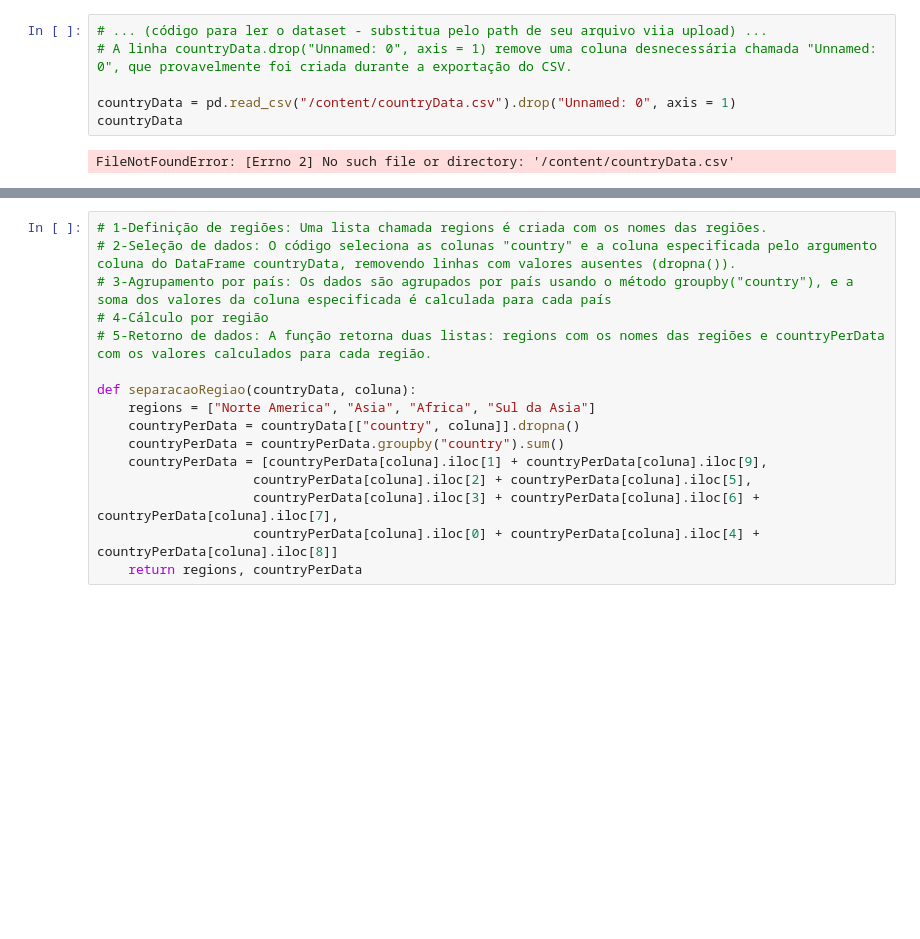
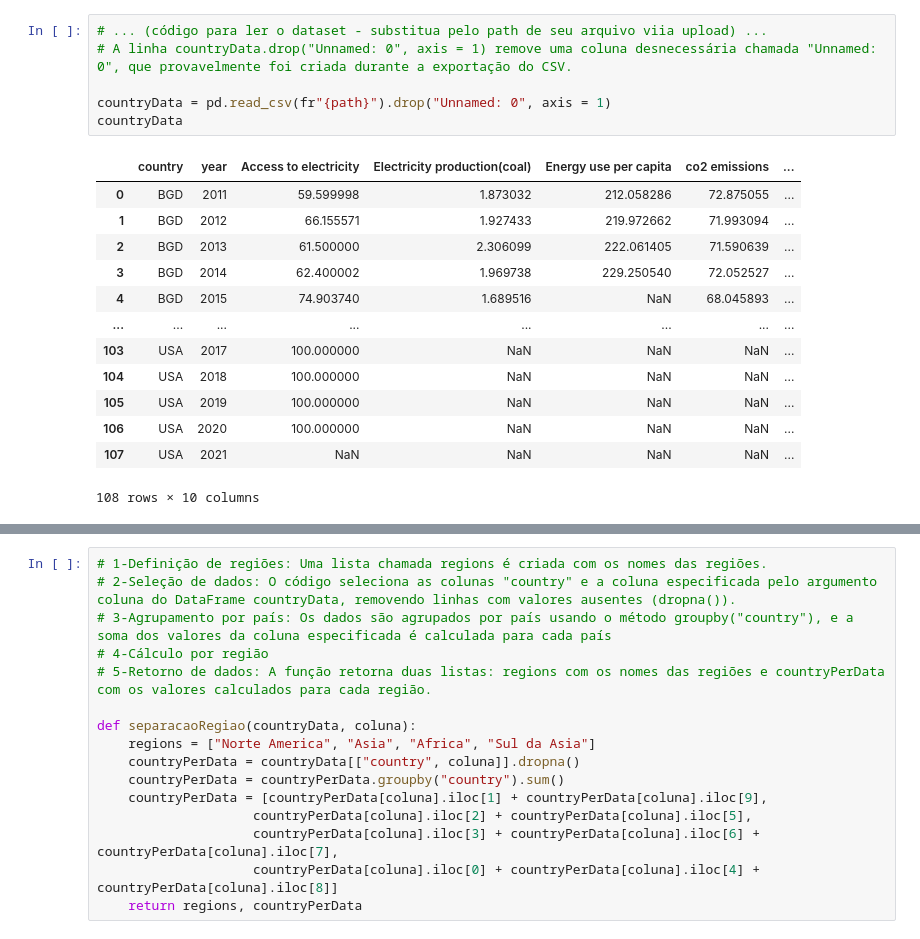
Before and after one commit to Mindful-AI-Assistants/storytelling-first-semester-2024, a Jupyter notebook: project_2/1_Codes/1a_DarkMode.ipynb, the cells around one changed output, grey strips where cells are left out. Drawn from its saved outputs; the diff is of its cells as text; blank space fills up the shorter version.

```diff
--- a/project_2/1_Codes/1a_DarkMode.ipynb
+++ b/project_2/1_Codes/1a_DarkMode.ipynb
@@ -10,8 +37,20 @@ import matplotlib.gridspec as gridspec # Mais flexibilidade para organizar seus
 # %%
 # ... (código para ler o dataset - substitua pelo path de seu arquivo viia upload) ...
 # A linha countryData.drop("Unnamed: 0", axis = 1) remove uma coluna desnecessária chamada "Unnamed: 0", que provavelmente foi criada durante a exportação do CSV.
 
-countryData = pd.read_csv("/content/countryData.csv").drop("Unnamed: 0", axis = 1)
+countryData = pd.read_csv(fr"{path}").drop("Unnamed: 0", axis = 1)
 countryData
 # %% [output]
+|  | country | year | Access to electricity | Electricity production(coal) | Energy use per capita | co2 emissions | ... |
+| 0 | BGD | 2011 | 59.599998 | 1.873032 | 212.058286 | 72.875055 | ... |
+| 1 | BGD | 2012 | 66.155571 | 1.927433 | 219.972662 | 71.993094 | ... |
+| 2 | BGD | 2013 | 61.500000 | 2.306099 | 222.061405 | 71.590639 | ... |
+| 3 | BGD | 2014 | 62.400002 | 1.969738 | 229.250540 | 72.052527 | ... |
+| 4 | BGD | 2015 | 74.903740 | 1.689516 | NaN | 68.045893 | ... |
+| ... | ... | ... | ... | ... | ... | ... | ... |
+| 103 | USA | 2017 | 100.000000 | NaN | NaN | NaN | ... |
+| 104 | USA | 2018 | 100.000000 | NaN | NaN | NaN | ... |
+| 105 | USA | 2019 | 100.000000 | NaN | NaN | NaN | ... |
+| 106 | USA | 2020 | 100.000000 | NaN | NaN | NaN | ... |
+| 107 | USA | 2021 | NaN | NaN | NaN | NaN | ... |
-FileNotFoundError: [Errno 2] No such file or directory: '/content/countryData.csv'
+108 rows × 10 columns
```
Also changed, not shown: parts of 11 cells of this notebook, 1 other file.
